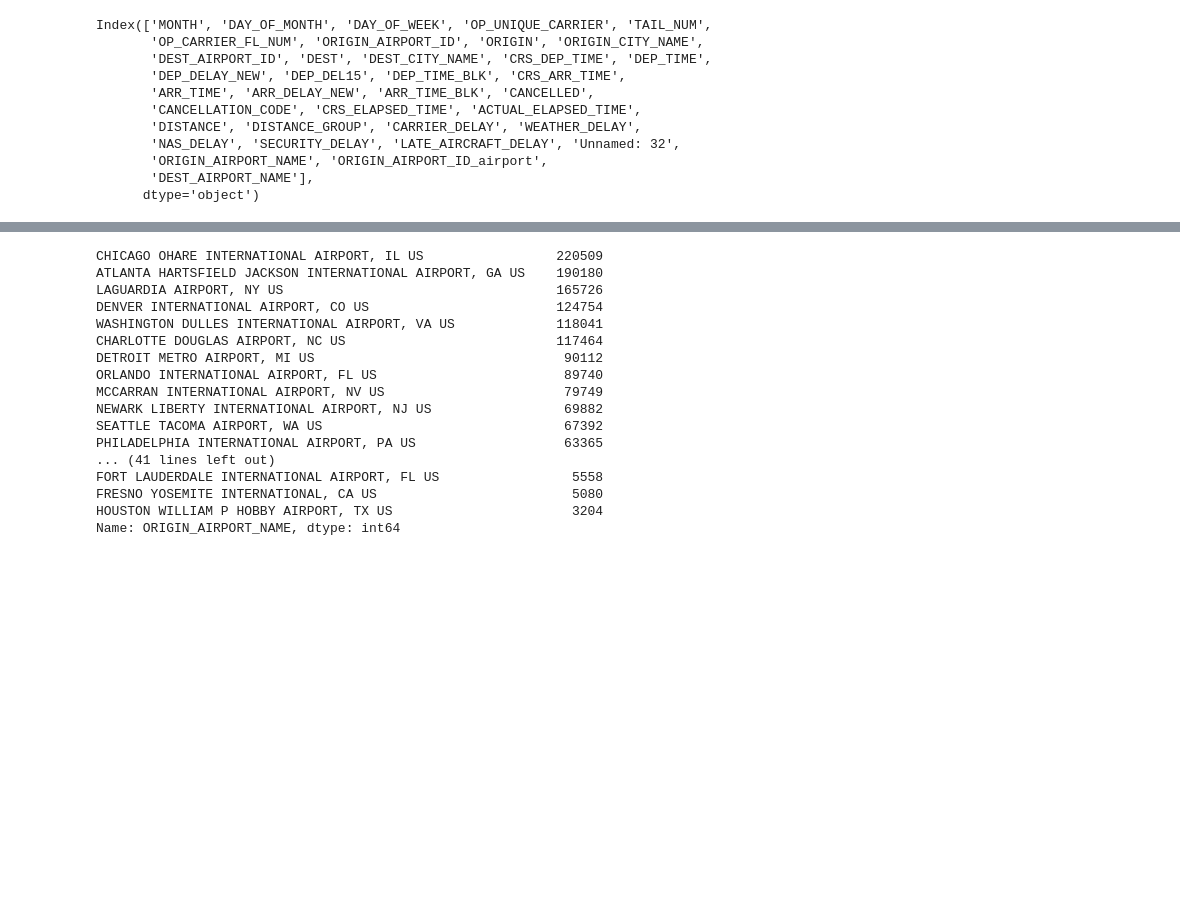
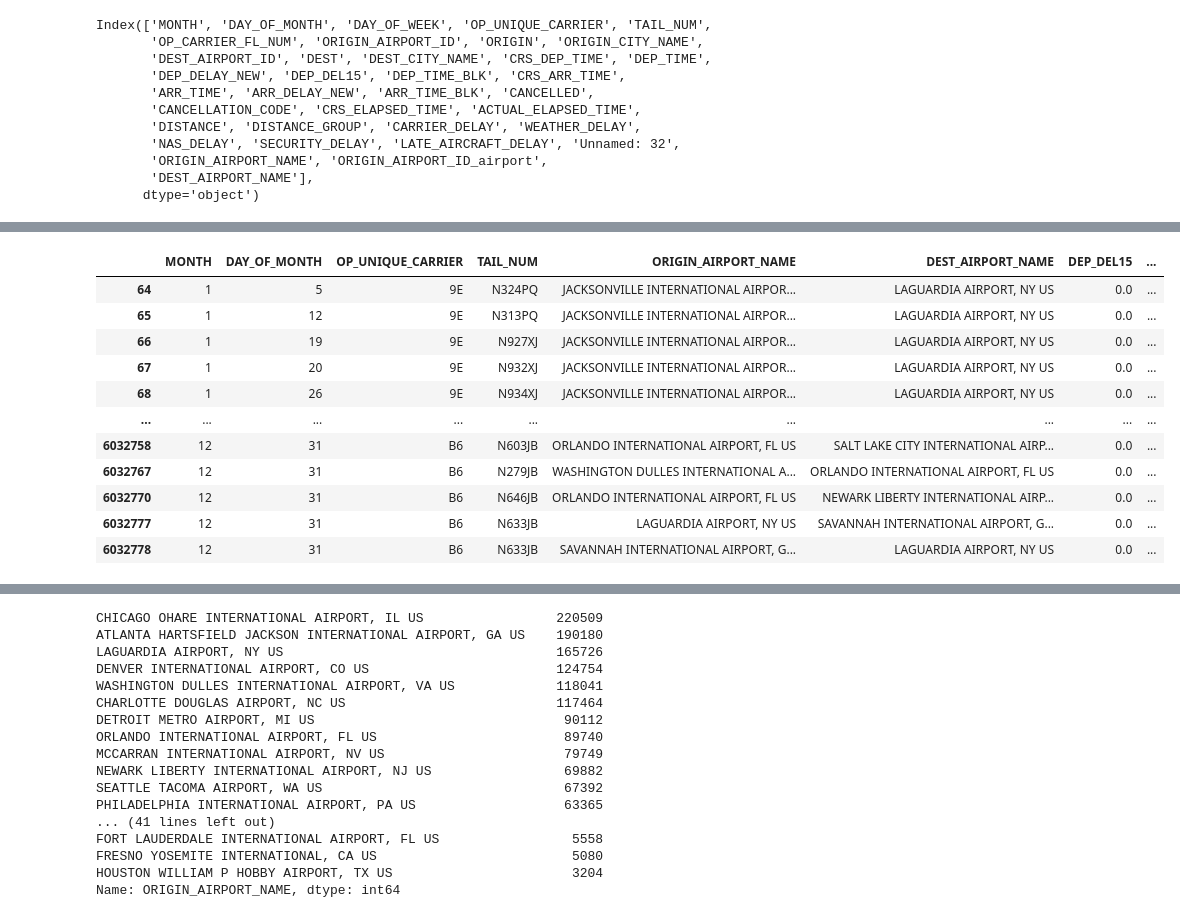
Before and after one commit to isJordy/airplane-weather, a Jupyter notebook: code.ipynb, the cells around one changed output, grey strips where cells are left out. Saved outputs shown, nothing was run; the diff lists cells and outputs as text; code cells hidden in the pictures; blank space fills up the shorter version.

```diff
--- a/code.ipynb
+++ b/code.ipynb
@@ -733,0 +230,85 @@ plt.show()
+# %%
+# add travel data
+travel_temp = travel[['MONTH', 'DAY_OF_MONTH','OP_UNIQUE_CARRIER', 'TAIL_NUM','ORIGIN_AIRPORT_NAME', 'DEST_AIRPORT_NAME','DEP_DEL15', 'CARRIER_DELAY', 'NAS_DELAY', 'SECURITY_DELAY', 'LATE_AIRCRAFT_DELAY']]
+
+# remove rows where CARRIER_DELAY, NAS_DELAY, SECURITY_DELAY, and LATE_AIRCRAFT_DELAY are true.
+travel_temp = travel_temp[~((travel_temp['CARRIER_DELAY'] == 1) &
+                   (travel_temp['NAS_DELAY'] == 1) &
+                   (travel_temp['SECURITY_DELAY'] == 1) &
+                   (travel_temp['LATE_AIRCRAFT_DELAY'] == 1))]
+
+# remove CARRIER_DELAY, NAS_DELAY, SECURITY_DELAY, and LATE_AIRCRAFT_DELAY columns
+travel_temp = travel_temp.drop(columns=['CARRIER_DELAY', 'NAS_DELAY', 'SECURITY_DELAY', 'LATE_AIRCRAFT_DELAY'])
+
+# add weather data
+weather_temp = weather[['MONTH', 'DAY_OF_MONTH', 'NAME', 'AWND', 'PRCP', 'SNOW', 'SNWD', 'TAVG','TMAX', 'TMIN', 'WT01', 'WT02',
+       'WT03', 'WT04', 'WT05', 'WT06', 'WT07', 'WT08', 'WT09','WT10', 'WT11']]
+# %%
+# First merge
+df_2 = pd.merge(travel_temp, weather_temp, left_on=['MONTH', 'DAY_OF_MONTH', 'ORIGIN_AIRPORT_NAME'], right_on=['MONTH', 'DAY_OF_MONTH', 'NAME'], how='left')
+df_2.drop(columns=['NAME'], inplace=True)  # Drop duplicate column
+
+df_2 = df_2.rename(columns={
+    'AWND': 'O_AWND',
+    'PRCP': 'O_PRCP',
+    'SNOW': 'O_SNOW',
+    'SNWD': 'O_SNWD',
+    'TAVG': 'O_TAVG',
+    'TMAX': 'O_TMAX',
+    'TMIN': 'O_TMIN',
+    'WT01': 'O_WT01',
+    'WT02': 'O_WT02',
+    'WT03': 'O_WT03',
+    'WT04': 'O_WT04',
+    'WT05': 'O_WT05',
+    'WT06': 'O_WT06',
+    'WT07': 'O_WT07',
+    'WT08': 'O_WT08',
+    'WT09': 'O_WT09',
+    'WT10': 'O_WT10',
+    'WT11': 'O_WT11'
+})
+
+
+# Second merge
+df_2 = pd.merge(df_2, weather_temp, left_on=['MONTH', 'DAY_OF_MONTH', 'DEST_AIRPORT_NAME'], right_on=['MONTH', 'DAY_OF_MONTH', 'NAME'], how='left')
+df_2.drop(columns=['NAME'], inplace=True)  # Drop duplicate column
+
+# Rename columns from the second merge
+df_2 = df_2.rename(columns={
+    'AWND': 'D_AWND',
+    'PRCP': 'D_PRCP',
+    'SNOW': 'D_SNOW',
+    'SNWD': 'D_SNWD',
+    'TAVG': 'D_TAVG',
+    'TMAX': 'D_TMAX',
+    'TMIN': 'D_TMIN',
+    'WT01': 'D_WT01',
+    'WT02': 'D_WT02',
+    'WT03': 'D_WT03',
+    'WT04': 'D_WT04',
+    'WT05': 'D_WT05',
+    'WT06': 'D_WT06',
+    'WT07': 'D_WT07',
+    'WT08': 'D_WT08',
+    'WT09': 'D_WT09',
+    'WT10': 'D_WT10',
+    'WT11': 'D_WT11'
+})
+
+
+df_2 = df_2.dropna() #remove missing data
+df_2
+# %% [output]
+|  | MONTH | DAY_OF_MONTH | OP_UNIQUE_CARRIER | TAIL_NUM | ORIGIN_AIRPORT_NAME | DEST_AIRPORT_NAME | DEP_DEL15 | ... |
+| 64 | 1 | 5 | 9E | N324PQ | JACKSONVILLE INTERNATIONAL AIRPOR... | LAGUARDIA AIRPORT, NY US | 0.0 | ... |
+| 65 | 1 | 12 | 9E | N313PQ | JACKSONVILLE INTERNATIONAL AIRPOR... | LAGUARDIA AIRPORT, NY US | 0.0 | ... |
+| 66 | 1 | 19 | 9E | N927XJ | JACKSONVILLE INTERNATIONAL AIRPOR... | LAGUARDIA AIRPORT, NY US | 0.0 | ... |
+| 67 | 1 | 20 | 9E | N932XJ | JACKSONVILLE INTERNATIONAL AIRPOR... | LAGUARDIA AIRPORT, NY US | 0.0 | ... |
+| 68 | 1 | 26 | 9E | N934XJ | JACKSONVILLE INTERNATIONAL AIRPOR... | LAGUARDIA AIRPORT, NY US | 0.0 | ... |
+| ... | ... | ... | ... | ... | ... | ... | ... | ... |
+| 6032758 | 12 | 31 | B6 | N603JB | ORLANDO INTERNATIONAL AIRPORT, FL US | SALT LAKE CITY INTERNATIONAL AIRP... | 0.0 | ... |
+| 6032767 | 12 | 31 | B6 | N279JB | WASHINGTON DULLES INTERNATIONAL A... | ORLANDO INTERNATIONAL AIRPORT, FL US | 0.0 | ... |
+| 6032770 | 12 | 31 | B6 | N646JB | ORLANDO INTERNATIONAL AIRPORT, FL US | NEWARK LIBERTY INTERNATIONAL AIRP... | 0.0 | ... |
+| 6032777 | 12 | 31 | B6 | N633JB | LAGUARDIA AIRPORT, NY US | SAVANNAH INTERNATIONAL AIRPORT, G... | 0.0 | ... |
+| 6032778 | 12 | 31 | B6 | N633JB | SAVANNAH INTERNATIONAL AIRPORT, G... | LAGUARDIA AIRPORT, NY US | 0.0 | ... |
```
Also changed, not shown: parts of 61 cells of this notebook, 2 other files.
